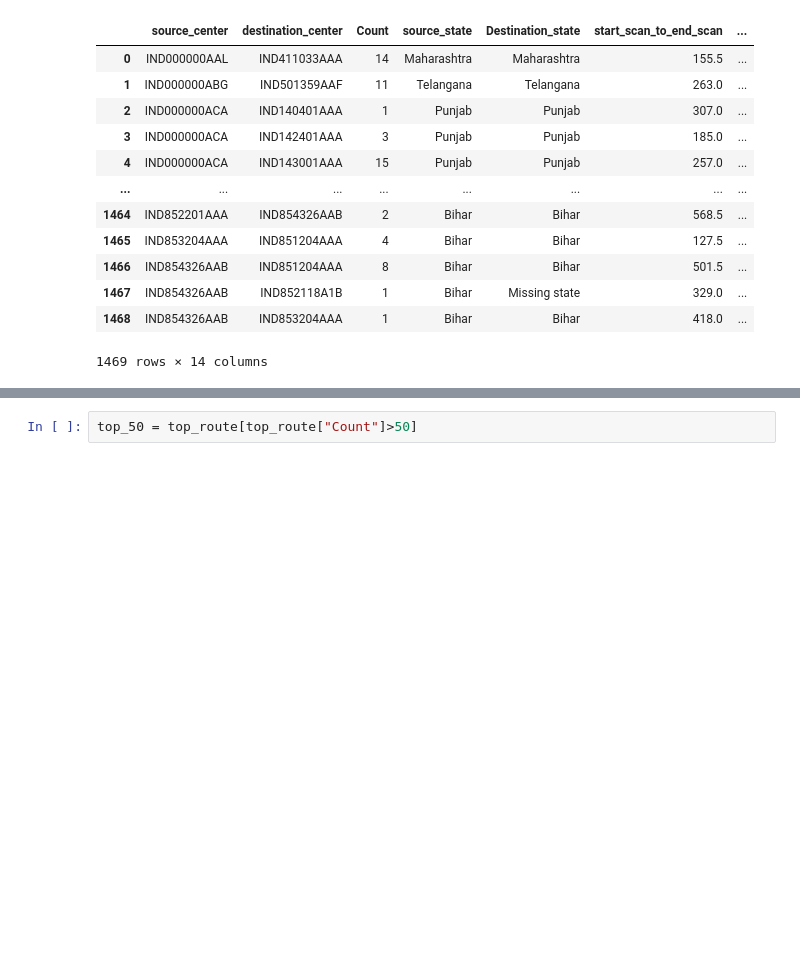
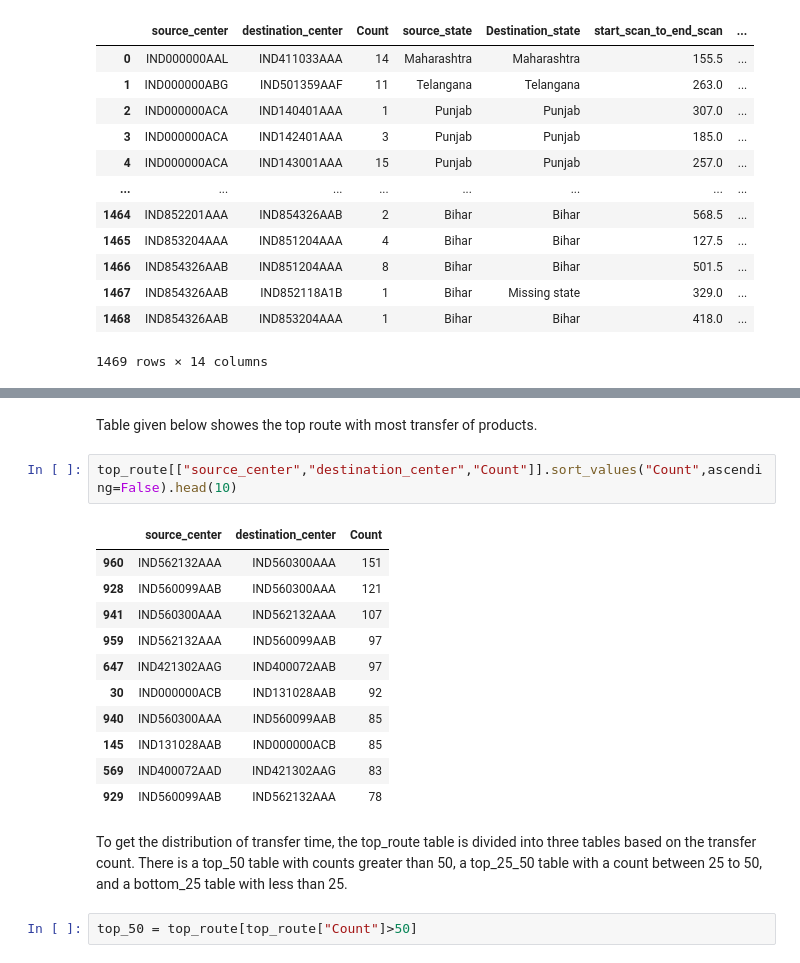
Before and after one commit to Navaneeth-7/scaler_logistics_service, a Jupyter notebook: file_1.ipynb, the cells around one changed output, grey strips where cells are left out. Drawn from its saved outputs; the diff is of its cells as text; blank space fills up the shorter version.

```diff
--- a/file_1.ipynb
+++ b/file_1.ipynb
@@ -798,3 +830,21 @@ top_route.describe()
+# %% [markdown]
+Table given below showes the top route with most transfer of products.
+# %%
+top_route[["source_center","destination_center","Count"]].sort_values("Count",ascending=False).head(10)
+# %% [output]
+|  | source_center | destination_center | Count |
+| 960 | IND562132AAA | IND560300AAA | 151 |
+| 928 | IND560099AAB | IND560300AAA | 121 |
+| 941 | IND560300AAA | IND562132AAA | 107 |
+| 959 | IND562132AAA | IND560099AAB | 97 |
+| 647 | IND421302AAG | IND400072AAB | 97 |
+| 30 | IND000000ACB | IND131028AAB | 92 |
+| 940 | IND560300AAA | IND560099AAB | 85 |
+| 145 | IND131028AAB | IND000000ACB | 85 |
+| 569 | IND400072AAD | IND421302AAG | 83 |
+| 929 | IND560099AAB | IND562132AAA | 78 |
+# %% [markdown]
+To get the distribution of transfer time, the top_route table is divided into three tables based on the transfer count. There is a top_50 table with counts greater than 50, a top_25_50 table with a count between 25 to 50, and a bottom_25 table with less than 25.
 # %%
 top_50 = top_route[top_route["Count"]>50]
 # %%
```
Also changed, not shown: parts of 34 cells of this notebook.
